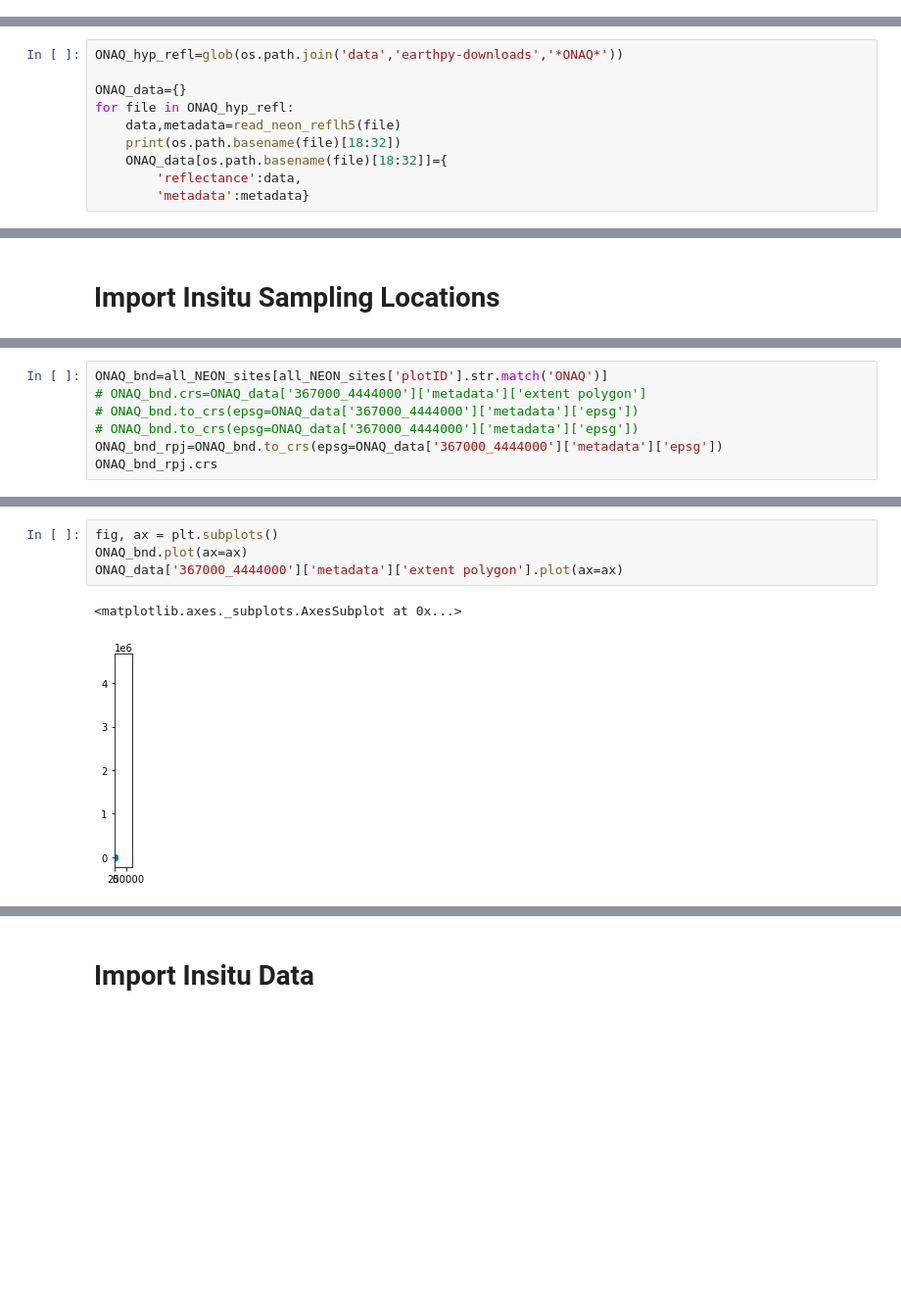
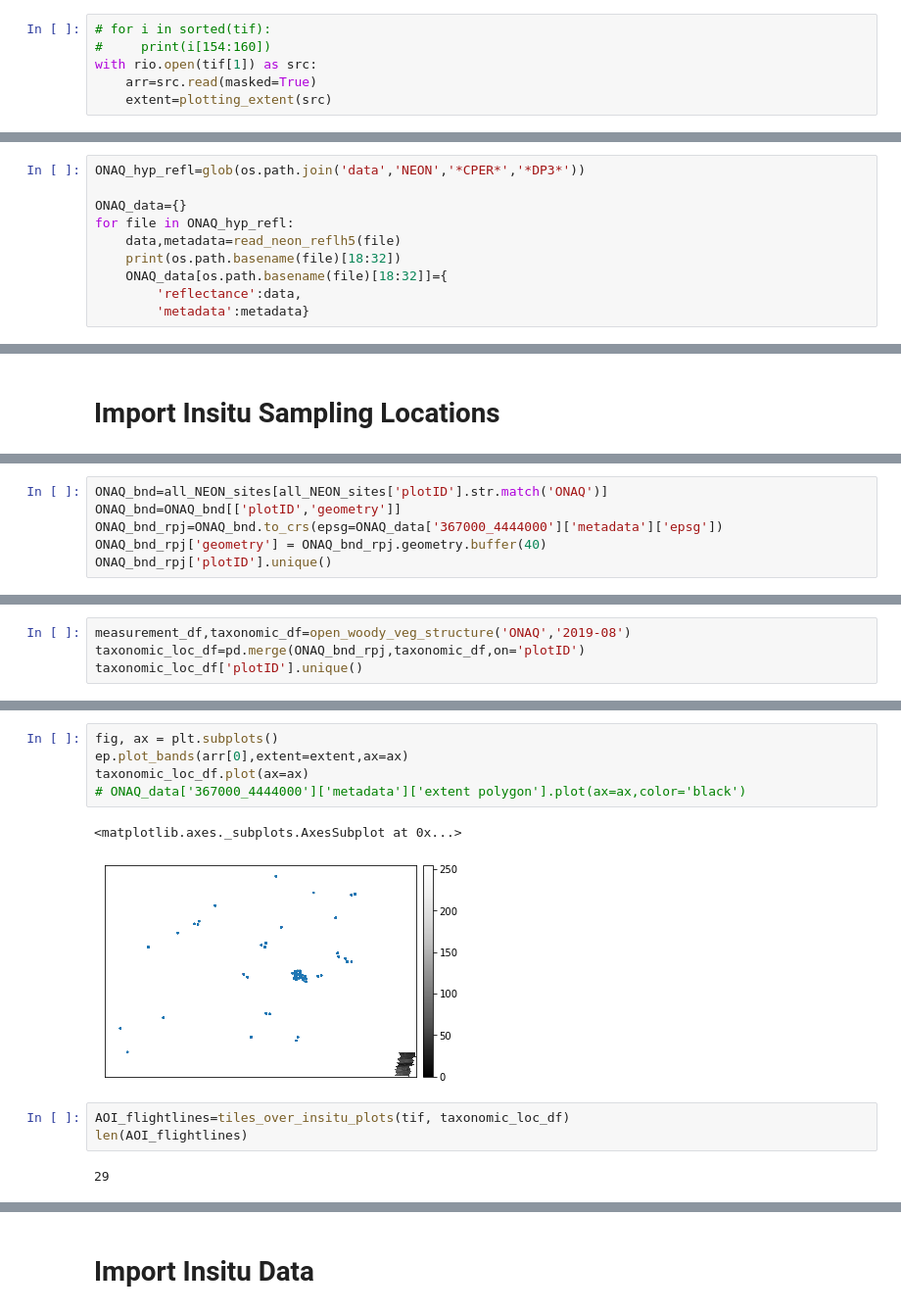
Before and after one commit to kessb/sagebrush-ecosystem-modeling, a Jupyter notebook: scripts/Hyperspectral_Test.ipynb, the cells around one changed output, grey strips where cells are left out. Shown at 98% size. Drawn from its saved outputs; the diff is of its cells as text; blank space fills up the shorter version.

Commit message:
Spectral Signature extraction, chunking flightlines with xarray Spectral Signature extraction, chunking flightlines with xarray

```diff
--- a/scripts/Hyperspectral_Test.ipynb
+++ b/scripts/Hyperspectral_Test.ipynb
@@ -273,0 +304,6 @@ https://neon-prod-pub-1.s3.data.neonscience.org/NEON.DOM.SITE.DP3.30006.001/PROV
+# %%
+# for i in sorted(tif):
+#     print(i[154:160])
+with rio.open(tif[1]) as src:
+    arr=src.read(masked=True)
+    extent=plotting_extent(src)
@@ -274,5 +315,5 @@ https://neon-prod-pub-1.s3.data.neonscience.org/NEON.DOM.SITE.DP3.30006.001/PROV
 # %%
-ONAQ_hyp_refl=glob(os.path.join('data','earthpy-downloads','*ONAQ*'))
+ONAQ_hyp_refl=glob(os.path.join('data','NEON','*CPER*','*DP3*'))
 
 ONAQ_data={}
 for file in ONAQ_hyp_refl:
@@ -319,8 +368,7 @@ all_NEON_sites=gpd.read_file(url)
 # %%
 ONAQ_bnd=all_NEON_sites[all_NEON_sites['plotID'].str.match('ONAQ')]
-# ONAQ_bnd.crs=ONAQ_data['367000_4444000']['metadata']['extent polygon']
-# ONAQ_bnd.to_crs(epsg=ONAQ_data['367000_4444000']['metadata']['epsg'])
-# ONAQ_bnd.to_crs(epsg=ONAQ_data['367000_4444000']['metadata']['epsg'])
+ONAQ_bnd=ONAQ_bnd[['plotID','geometry']]
 ONAQ_bnd_rpj=ONAQ_bnd.to_crs(epsg=ONAQ_data['367000_4444000']['metadata']['epsg'])
-ONAQ_bnd_rpj.crs
+ONAQ_bnd_rpj['geometry'] = ONAQ_bnd_rpj.geometry.buffer(40)
+ONAQ_bnd_rpj['plotID'].unique()
 # %% [output]
@@ -340,0 +390,4 @@ Datum: World Geodetic System 1984
+# %%
+measurement_df,taxonomic_df=open_woody_veg_structure('ONAQ','2019-08')
+taxonomic_loc_df=pd.merge(ONAQ_bnd_rpj,taxonomic_df,on='plotID')
+taxonomic_loc_df['plotID'].unique()
@@ -341,7 +405,13 @@ Datum: World Geodetic System 1984
 # %%
 fig, ax = plt.subplots()
-ONAQ_bnd.plot(ax=ax)
-ONAQ_data['367000_4444000']['metadata']['extent polygon'].plot(ax=ax)
+ep.plot_bands(arr[0],extent=extent,ax=ax)
+taxonomic_loc_df.plot(ax=ax)
+# ONAQ_data['367000_4444000']['metadata']['extent polygon'].plot(ax=ax,color='black')
 # %% [output]
 <matplotlib.axes._subplots.AxesSubplot at 0x...>
-[figure, old version]
+[figure, new version]
+# %%
+AOI_flightlines=tiles_over_insitu_plots(tif, taxonomic_loc_df)
+len(AOI_flightlines)
+# %% [output]
+29
```
Also changed, not shown: parts of 22 cells of this notebook, 1 other file.
